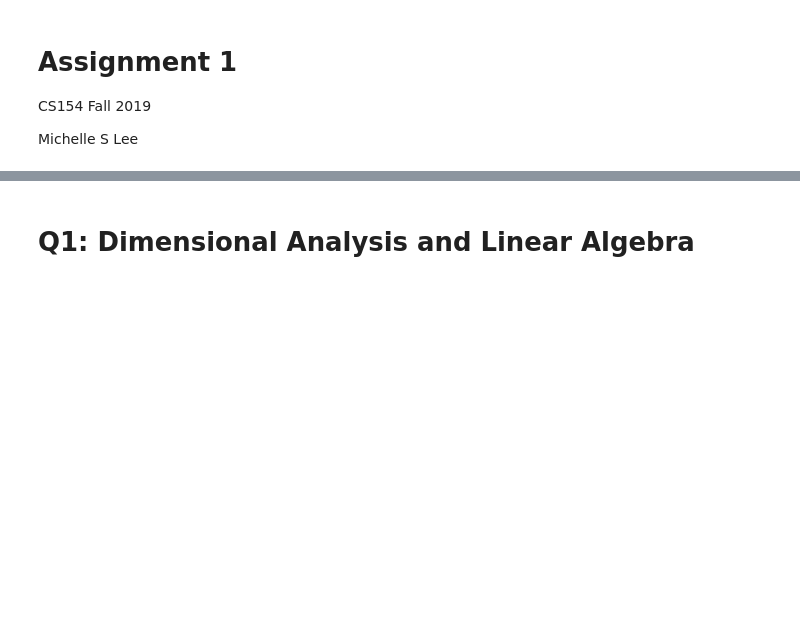
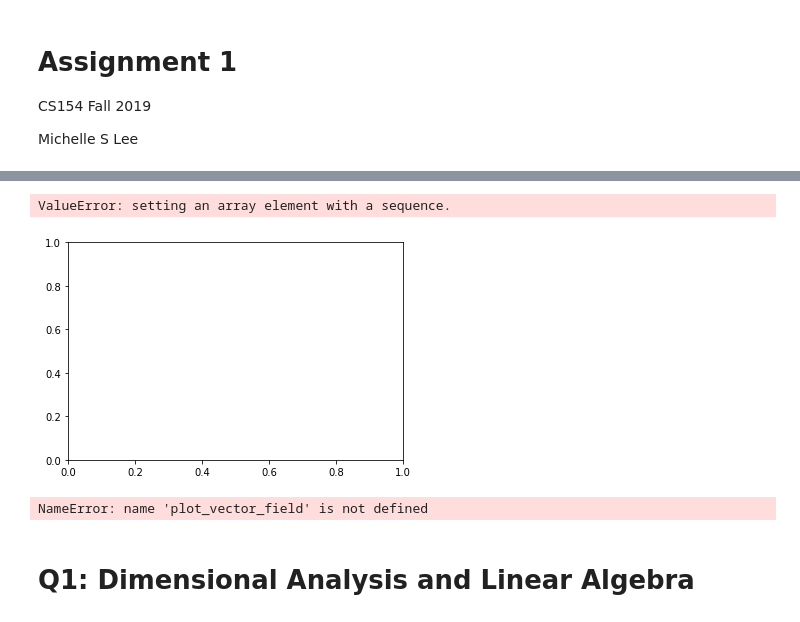
Before and after one commit to michlee1337/DataScience, a Jupyter notebook: Math/Modelling_Intro_D4.ipynb, the cells around one changed output, grey strips where cells are left out. Drawn from its saved outputs; the diff is of its cells as text; code cells hidden in the pictures; blank space fills up the shorter version.

```diff
--- a/Math/Modelling_Intro_D4.ipynb
+++ b/Math/Modelling_Intro_D4.ipynb
@@ -6,3 +55,63 @@ Michelle S Lee
+# %%
+import matplotlib.pyplot as plt
+from scipy import *
+from scipy import integrate
+from scipy.integrate import ode
+import numpy as np
+
+fig = plt.figure(num=1)
+ax=fig.add_subplot(111)
+
+## Vector field function
+def vf(t,x):
+    dx=np.zeros(2)
+    dx[0]=x[0]*(1-x[0])-0.5*x[1]*x[0]
+    dx[1]=x*(1-x)-0.5*t*x
+    return dx
+
+#Solution curves
+t0=0; tEnd=10; dt=0.01;
+r = ode(vf).set_integrator('vode', method='bdf',max_step=dt)
+ic=[[-3.5,-10], [-3,-10], [-2.5,-10]]
+color=['r','b','g']
+for k in range(len(ic)):
+    Y=[];T=[];S=[];
+    r.set_initial_value(ic[k], t0).set_f_params()
+    while r.successful() and r.t +dt < tEnd:
+        r.integrate(r.t+dt)
+        Y.append(r.y)
+
+    S=np.array(np.real(Y))
+    ax.plot(S[:,0],S[:,1], color = color[k], lw = 1.25)
+
+#Vector field
+X,Y = np.meshgrid( np.linspace(-5,5,20),np.linspace(-10,10,20) )
+U = 1
+V = X**2-X-2
+#Normalize arrows
+N = np.sqrt(U**2+V**2)
+U2, V2 = U/N, V/N
+ax.quiver( X,Y,U2, V2)
+
+
+plt.xlim([-5,5])
+plt.ylim([-10,10])
+plt.xlabel(r"$x$")
+plt.ylabel(r"$y$")
+plt.show()
+# %% [output]
+ValueError: setting an array element with a sequence.
+[figure, added]
+# %%
+from sympy import *
+import matplotlib.pyplot as plt
+
+x,y,t = var('x y t')
+F = [x*(1-x)-0.5*x*y,y*(1-y)-0.5*x*y]
+
+p = plot_vector_field
+# %% [output]
+NameError: name 'plot_vector_field' is not defined
 # %%
 import numpy as np
 # %% [markdown]
```
Also changed, not shown: parts of 1 cell of this notebook, 5 other files.
